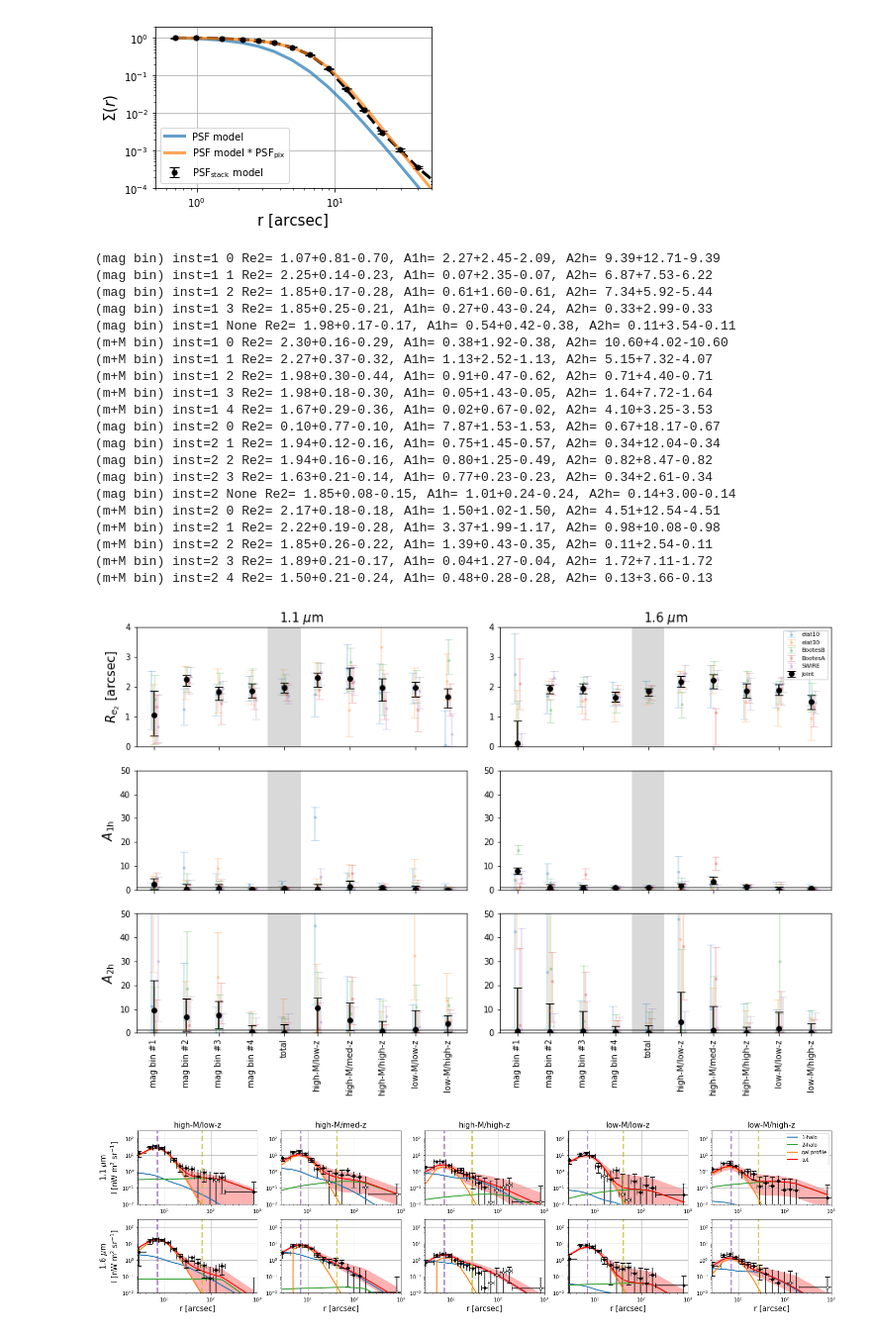
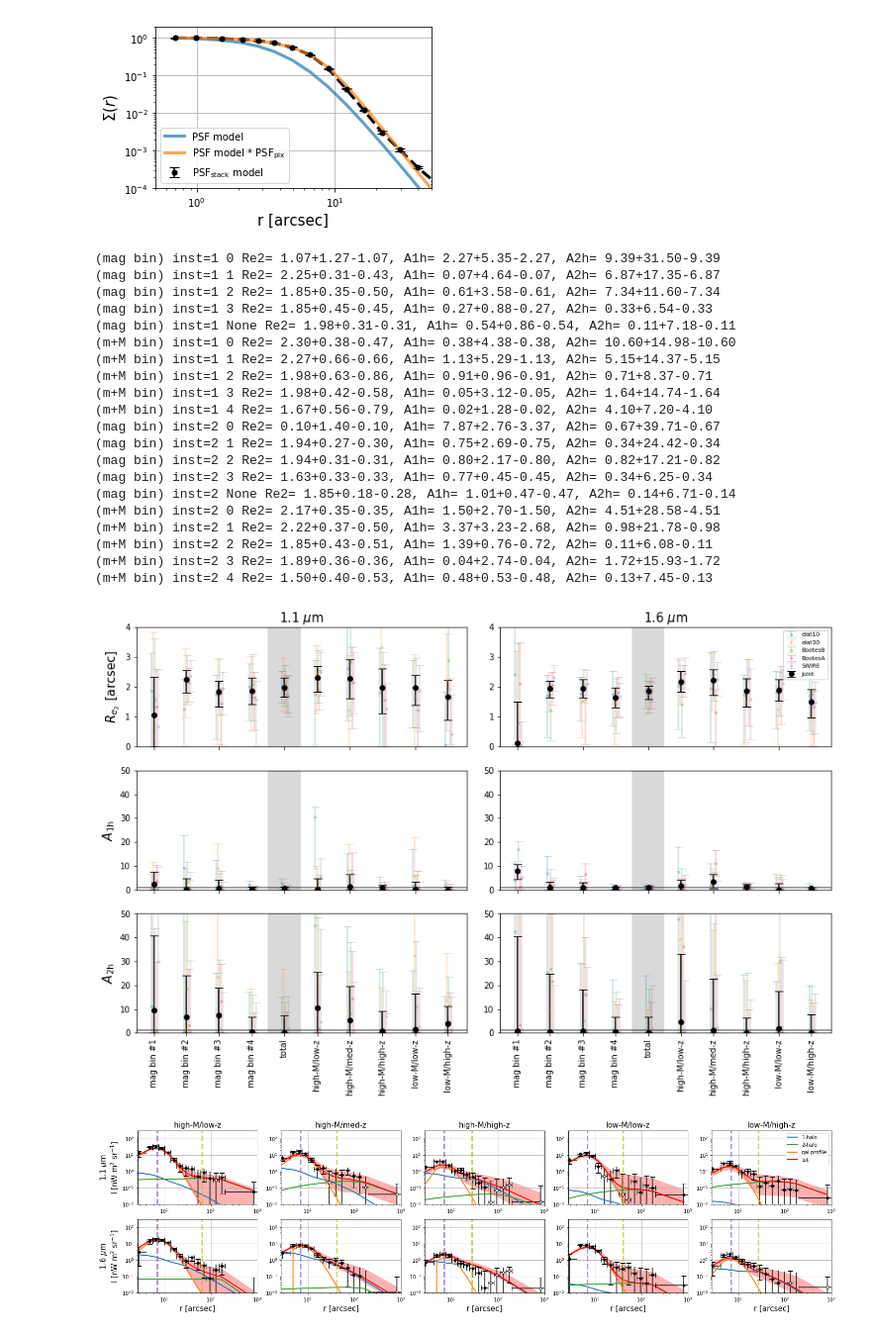
Before and after one commit to yuntingcheng/python_ciber, a Jupyter notebook: stack_modelfit/paperfigs.ipynb, the cells around one changed output. Shown at 99% size. Cells and saved outputs as stored; diff of their text form; code cells hidden in the pictures.

```diff
--- a/stack_modelfit/paperfigs.ipynb
+++ b/stack_modelfit/paperfigs.ipynb
@@ -727,7 +727,7 @@ fig.savefig('plots/paperfig/PSF_RLD.pdf', dpi = 150, bbox_inches='tight')
 # %%
 from run_fit import *
 
-ci=68
+ci=95
 
 fig, ax = plt.subplots(3,2, figsize = (15,9))
 xe2_W19 = gal_profile_model().Wang19_profile(0,3)['params']['sersic2'][2]
@@ -820,55 +820,55 @@ for j,inst in enumerate([1,2]):
     ax[1][j].axvspan(3.5, 4.5, alpha=0.15, facecolor='k')
     ax[2][j].axvspan(3.5, 4.5, alpha=0.15, facecolor='k')
 
     ax[0][j].set_ylim([0,4])
 #     ax[1][j].set_ylim([0,1e1])
 #     ax[2][j].set_ylim([0,3e1])
     ax[1][j].set_ylim([0,5e1])
     ax[2][j].set_ylim([0,5e1])
 ax[0][0].set_ylabel(r"$R_{e_2}$ [arcsec]", fontsize=15)
 ax[1][0].set_ylabel(r"$A_{\rm 1h}$", fontsize=15)
 ax[2][0].set_ylabel(r"$A_{\rm 2h}$", fontsize=15)
 ax[0][1].legend(loc=1,fontsize=7)
 ax[0][1].set_xticklabels([])
 ax[1][1].set_xticklabels([])
 ax[2][1].set_xticklabels([])
 ax[0][0].set_xticklabels([])
 ax[1][0].set_xticklabels([])
 ax[2][0].set_xticklabels([])
 names = ['mag bin #1', 'mag bin #2', 'mag bin #3', 'mag bin #4', 'total',
         'high-M/low-z', 'high-M/med-z', 'high-M/high-z', 'low-M/low-z', 'low-M/high-z']
 ax[-1][0].set_xticks(np.arange(10))
 ax[-1][1].set_xticks(np.arange(10))
 ax[-1][0].set_xticklabels(names,rotation = 90)
 ax[-1][1].set_xticklabels(names,rotation = 90)
 ax[0][0].set_title(r'1.1 $\mu$m', fontsize=15)
 ax[0][1].set_title(r'1.6 $\mu$m', fontsize=15)
 plt.subplots_adjust(wspace=0.1)
 
-plt.savefig('/Users/ytcheng/Desktop/params_best%d_new.png'%ci, dpi = 150, bbox_inches='tight')
+# plt.savefig('/Users/ytcheng/Desktop/params_best%d_new.png'%ci, dpi = 150, bbox_inches='tight')
 # plt.savefig('plots/paperfig/params_best.pdf', dpi = 150, bbox_inches='tight')
 # %% [output]
-(mag bin) inst=1 0 Re2= 1.07+0.81-0.70, A1h= 2.27+2.45-2.09, A2h= 9.39+12.71-9.39
-(mag bin) inst=1 1 Re2= 2.25+0.14-0.23, A1h= 0.07+2.35-0.07, A2h= 6.87+7.53-6.22
-(mag bin) inst=1 2 Re2= 1.85+0.17-0.28, A1h= 0.61+1.60-0.61, A2h= 7.34+5.92-5.44
-(mag bin) inst=1 3 Re2= 1.85+0.25-0.21, A1h= 0.27+0.43-0.24, A2h= 0.33+2.99-0.33
-(mag bin) inst=1 None Re2= 1.98+0.17-0.17, A1h= 0.54+0.42-0.38, A2h= 0.11+3.54-0.11
-(m+M bin) inst=1 0 Re2= 2.30+0.16-0.29, A1h= 0.38+1.92-0.38, A2h= 10.60+4.02-10.60
-(m+M bin) inst=1 1 Re2= 2.27+0.37-0.32, A1h= 1.13+2.52-1.13, A2h= 5.15+7.32-4.07
-(m+M bin) inst=1 2 Re2= 1.98+0.30-0.44, A1h= 0.91+0.47-0.62, A2h= 0.71+4.40-0.71
-(m+M bin) inst=1 3 Re2= 1.98+0.18-0.30, A1h= 0.05+1.43-0.05, A2h= 1.64+7.72-1.64
-(m+M bin) inst=1 4 Re2= 1.67+0.29-0.36, A1h= 0.02+0.67-0.02, A2h= 4.10+3.25-3.53
-(mag bin) inst=2 0 Re2= 0.10+0.77-0.10, A1h= 7.87+1.53-1.53, A2h= 0.67+18.17-0.67
-(mag bin) inst=2 1 Re2= 1.94+0.12-0.16, A1h= 0.75+1.45-0.57, A2h= 0.34+12.04-0.34
-(mag bin) inst=2 2 Re2= 1.94+0.16-0.16, A1h= 0.80+1.25-0.49, A2h= 0.82+8.47-0.82
-(mag bin) inst=2 3 Re2= 1.63+0.21-0.14, A1h= 0.77+0.23-0.23, A2h= 0.34+2.61-0.34
-(mag bin) inst=2 None Re2= 1.85+0.08-0.15, A1h= 1.01+0.24-0.24, A2h= 0.14+3.00-0.14
-(m+M bin) inst=2 0 Re2= 2.17+0.18-0.18, A1h= 1.50+1.02-1.50, A2h= 4.51+12.54-4.51
-(m+M bin) inst=2 1 Re2= 2.22+0.19-0.28, A1h= 3.37+1.99-1.17, A2h= 0.98+10.08-0.98
-(m+M bin) inst=2 2 Re2= 1.85+0.26-0.22, A1h= 1.39+0.43-0.35, A2h= 0.11+2.54-0.11
-(m+M bin) inst=2 3 Re2= 1.89+0.21-0.17, A1h= 0.04+1.27-0.04, A2h= 1.72+7.11-1.72
-(m+M bin) inst=2 4 Re2= 1.50+0.21-0.24, A1h= 0.48+0.28-0.28, A2h= 0.13+3.66-0.13
+(mag bin) inst=1 0 Re2= 1.07+1.27-1.07, A1h= 2.27+5.35-2.27, A2h= 9.39+31.50-9.39
+(mag bin) inst=1 1 Re2= 2.25+0.31-0.43, A1h= 0.07+4.64-0.07, A2h= 6.87+17.35-6.87
+(mag bin) inst=1 2 Re2= 1.85+0.35-0.50, A1h= 0.61+3.58-0.61, A2h= 7.34+11.60-7.34
+(mag bin) inst=1 3 Re2= 1.85+0.45-0.45, A1h= 0.27+0.88-0.27, A2h= 0.33+6.54-0.33
+(mag bin) inst=1 None Re2= 1.98+0.31-0.31, A1h= 0.54+0.86-0.54, A2h= 0.11+7.18-0.11
+(m+M bin) inst=1 0 Re2= 2.30+0.38-0.47, A1h= 0.38+4.38-0.38, A2h= 10.60+14.98-10.60
+(m+M bin) inst=1 1 Re2= 2.27+0.66-0.66, A1h= 1.13+5.29-1.13, A2h= 5.15+14.37-5.15
+(m+M bin) inst=1 2 Re2= 1.98+0.63-0.86, A1h= 0.91+0.96-0.91, A2h= 0.71+8.37-0.71
+(m+M bin) inst=1 3 Re2= 1.98+0.42-0.58, A1h= 0.05+3.12-0.05, A2h= 1.64+14.74-1.64
+(m+M bin) inst=1 4 Re2= 1.67+0.56-0.79, A1h= 0.02+1.28-0.02, A2h= 4.10+7.20-4.10
+(mag bin) inst=2 0 Re2= 0.10+1.40-0.10, A1h= 7.87+2.76-3.37, A2h= 0.67+39.71-0.67
+(mag bin) inst=2 1 Re2= 1.94+0.27-0.30, A1h= 0.75+2.69-0.75, A2h= 0.34+24.42-0.34
+(mag bin) inst=2 2 Re2= 1.94+0.31-0.31, A1h= 0.80+2.17-0.80, A2h= 0.82+17.21-0.82
+(mag bin) inst=2 3 Re2= 1.63+0.33-0.33, A1h= 0.77+0.45-0.45, A2h= 0.34+6.25-0.34
+(mag bin) inst=2 None Re2= 1.85+0.18-0.28, A1h= 1.01+0.47-0.47, A2h= 0.14+6.71-0.14
+(m+M bin) inst=2 0 Re2= 2.17+0.35-0.35, A1h= 1.50+2.70-1.50, A2h= 4.51+28.58-4.51
+(m+M bin) inst=2 1 Re2= 2.22+0.37-0.50, A1h= 3.37+3.23-2.68, A2h= 0.98+21.78-0.98
+(m+M bin) inst=2 2 Re2= 1.85+0.43-0.51, A1h= 1.39+0.76-0.72, A2h= 0.11+6.08-0.11
+(m+M bin) inst=2 3 Re2= 1.89+0.36-0.36, A1h= 0.04+2.74-0.04, A2h= 1.72+15.93-1.72
+(m+M bin) inst=2 4 Re2= 1.50+0.40-0.53, A1h= 0.48+0.53-0.48, A2h= 0.13+7.45-0.13
-[figure, old version]
+[figure, new version]
 # %%
 from run_fit import *
 
```
Also changed, not shown: 3 other files.
